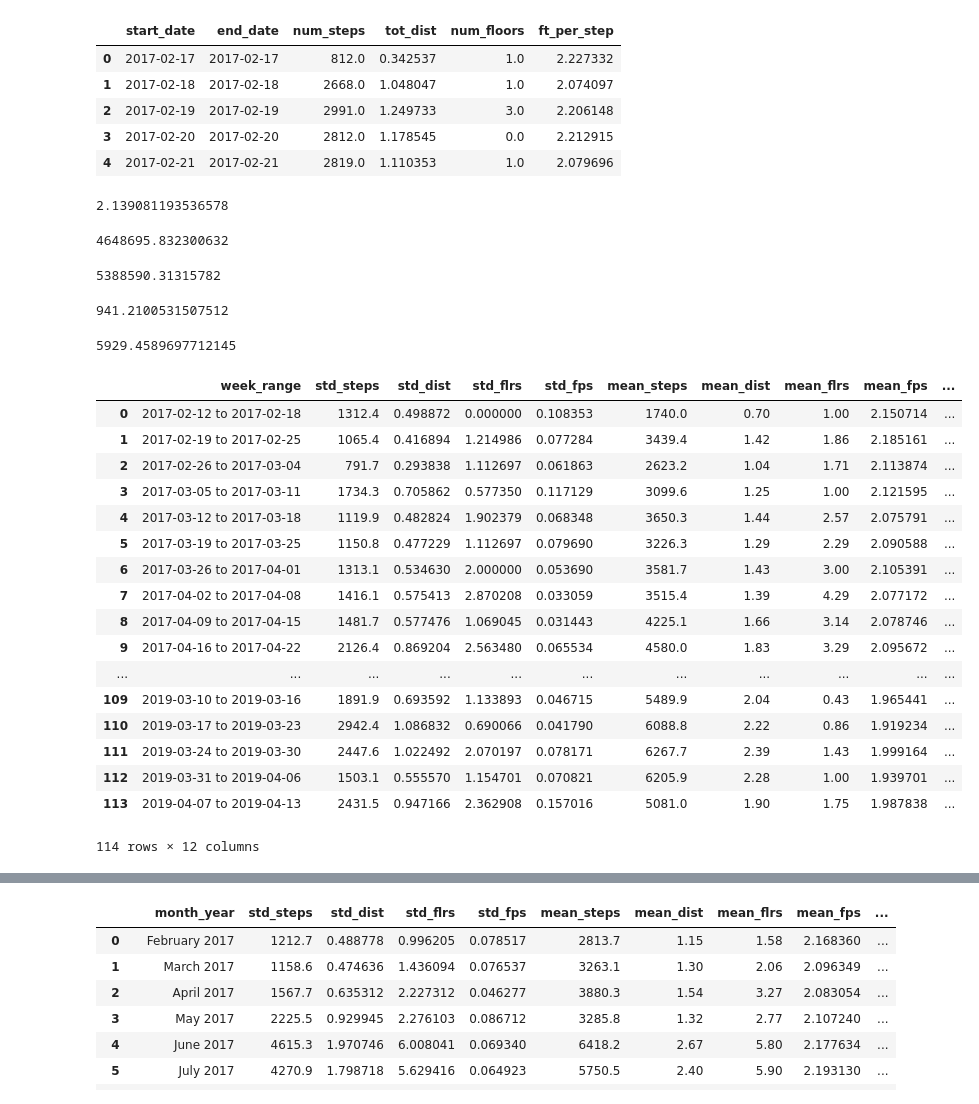
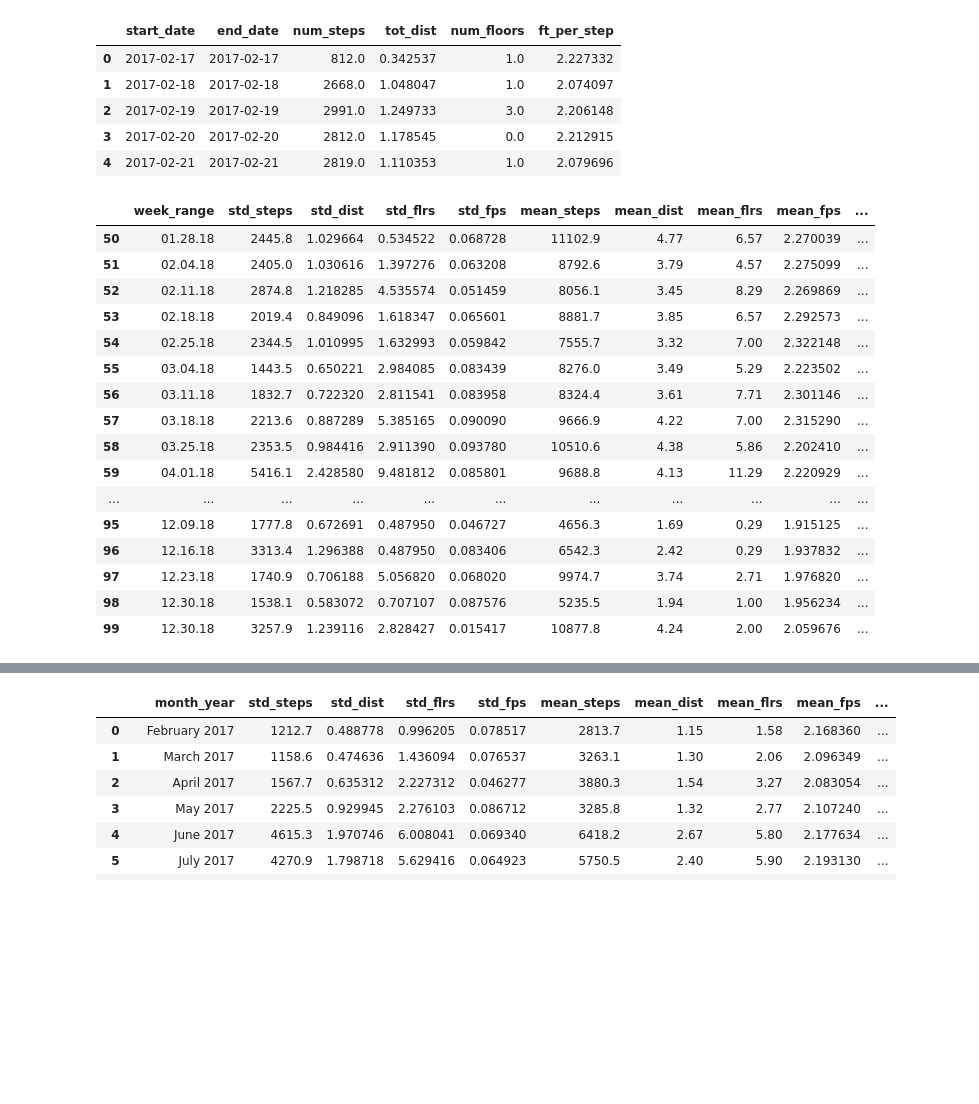
Before and after one commit to Data-is-life/Steps_Analysis, a Jupyter notebook: src/testing_dist_and_steps_funcs.ipynb, the cells around one changed output, grey strips where cells are left out. Drawn from its saved outputs; the diff is of its cells as text; code cells hidden in the pictures; blank space fills up the shorter version.

```diff
--- a/src/testing_dist_and_steps_funcs.ipynb
+++ b/src/testing_dist_and_steps_funcs.ipynb
@@ -35,60 +20,42 @@ combined_df.head()
 | 2 | 2017-02-19 | 2017-02-19 | 2991.0 | 1.249733 | 3.0 | 2.206148 |
 | 3 | 2017-02-20 | 2017-02-20 | 2812.0 | 1.178545 | 0.0 | 2.212915 |
 | 4 | 2017-02-21 | 2017-02-21 | 2819.0 | 1.110353 | 1.0 | 2.079696 |
-# %%
-combined_df.ft_per_step.mean()
-# %% [output]
-2.139081193536578
-# %%
-combined_df.tot_dist.sum() / 2.5 * 5280
-# %% [output]
-4648695.832300632
-# %%
-combined_df.num_steps.sum()
-# %% [output]
-5388590.31315782
-# %%
-737908.6816701889/ len(combined_df)
-# %% [output]
-941.2100531507512
-# %%
-combined_df.num_steps.mean() - ((combined_df.num_steps.sum() - (combined_df.tot_dist.sum() / 2.5 * 5280)) / len(combined_df))
-# %% [output]
-5929.4589697712145
 # %%
 week_df = get_stats_day_week_month(combined_df, 'week', 'steps')
 week_df.dropna(inplace=True)
 week_df.sort_values(by=['week_range'], inplace=True)
+week_df.loc[:, 'week_range'] = week_df['week_range'].str.replace('201', '1').str.replace(' to ', '-')
+week_df.loc[:, 'week_range'] = week_df['week_range'].str.split('-')
+week_df.loc[:, 'week_range'] = week_df['week_range'].apply(lambda x: f'{x[1]}.{x[2]}.{x[0]}')
 smx = week_df.steps_score.max()
 dmx = week_df.dist_score.max()
 fmx = week_df.floors_score.max()
 week_df.loc[:, 'steps_score'] = (week_df.steps_score / smx) * 100
 week_df.loc[:, 'dist_score'] = (week_df.dist_score / dmx) * 100
 week_df.loc[:, 'floors_score'] = (week_df.floors_score / fmx) * 100
 for col in week_df.columns:
     if 'step' in col or 'score' in col:
         week_df.loc[:, col] = round(week_df[col], 1)
 week_df.reset_index(inplace=True)
 week_df.drop(columns=['index'], inplace=True)
 week_df.loc[:, 'mean_dist'] = round(week_df['mean_dist'], 2)
 week_df.loc[:, 'mean_flrs'] = round(week_df['mean_flrs'], 2)
-week_df
+week_df[50:100]
 # %% [output]
 |  | week_range | std_steps | std_dist | std_flrs | std_fps | mean_steps | mean_dist | mean_flrs | mean_fps | ... |
-| 0 | 2017-02-12 to 2017-02-18 | 1312.4 | 0.498872 | 0.000000 | 0.108353 | 1740.0 | 0.70 | 1.00 | 2.150714 | ... |
-| 1 | 2017-02-19 to 2017-02-25 | 1065.4 | 0.416894 | 1.214986 | 0.077284 | 3439.4 | 1.42 | 1.86 | 2.185161 | ... |
-| 2 | 2017-02-26 to 2017-03-04 | 791.7 | 0.293838 | 1.112697 | 0.061863 | 2623.2 | 1.04 | 1.71 | 2.113874 | ... |
-| 3 | 2017-03-05 to 2017-03-11 | 1734.3 | 0.705862 | 0.577350 | 0.117129 | 3099.6 | 1.25 | 1.00 | 2.121595 | ... |
-| 4 | 2017-03-12 to 2017-03-18 | 1119.9 | 0.482824 | 1.902379 | 0.068348 | 3650.3 | 1.44 | 2.57 | 2.075791 | ... |
-| 5 | 2017-03-19 to 2017-03-25 | 1150.8 | 0.477229 | 1.112697 | 0.079690 | 3226.3 | 1.29 | 2.29 | 2.090588 | ... |
-| 6 | 2017-03-26 to 2017-04-01 | 1313.1 | 0.534630 | 2.000000 | 0.053690 | 3581.7 | 1.43 | 3.00 | 2.105391 | ... |
-| 7 | 2017-04-02 to 2017-04-08 | 1416.1 | 0.575413 | 2.870208 | 0.033059 | 3515.4 | 1.39 | 4.29 | 2.077172 | ... |
-| 8 | 2017-04-09 to 2017-04-15 | 1481.7 | 0.577476 | 1.069045 | 0.031443 | 4225.1 | 1.66 | 3.14 | 2.078746 | ... |
-| 9 | 2017-04-16 to 2017-04-22 | 2126.4 | 0.869204 | 2.563480 | 0.065534 | 4580.0 | 1.83 | 3.29 | 2.095672 | ... |
+| 50 | 01.28.18 | 2445.8 | 1.029664 | 0.534522 | 0.068728 | 11102.9 | 4.77 | 6.57 | 2.270039 | ... |
+| 51 | 02.04.18 | 2405.0 | 1.030616 | 1.397276 | 0.063208 | 8792.6 | 3.79 | 4.57 | 2.275099 | ... |
+| 52 | 02.11.18 | 2874.8 | 1.218285 | 4.535574 | 0.051459 | 8056.1 | 3.45 | 8.29 | 2.269869 | ... |
+| 53 | 02.18.18 | 2019.4 | 0.849096 | 1.618347 | 0.065601 | 8881.7 | 3.85 | 6.57 | 2.292573 | ... |
+| 54 | 02.25.18 | 2344.5 | 1.010995 | 1.632993 | 0.059842 | 7555.7 | 3.32 | 7.00 | 2.322148 | ... |
+| 55 | 03.04.18 | 1443.5 | 0.650221 | 2.984085 | 0.083439 | 8276.0 | 3.49 | 5.29 | 2.223502 | ... |
+| 56 | 03.11.18 | 1832.7 | 0.722320 | 2.811541 | 0.083958 | 8324.4 | 3.61 | 7.71 | 2.301146 | ... |
+| 57 | 03.18.18 | 2213.6 | 0.887289 | 5.385165 | 0.090090 | 9666.9 | 4.22 | 7.00 | 2.315290 | ... |
+| 58 | 03.25.18 | 2353.5 | 0.984416 | 2.911390 | 0.093780 | 10510.6 | 4.38 | 5.86 | 2.202410 | ... |
+| 59 | 04.01.18 | 5416.1 | 2.428580 | 9.481812 | 0.085801 | 9688.8 | 4.13 | 11.29 | 2.220929 | ... |
 | ... | ... | ... | ... | ... | ... | ... | ... | ... | ... | ... |
-| 109 | 2019-03-10 to 2019-03-16 | 1891.9 | 0.693592 | 1.133893 | 0.046715 | 5489.9 | 2.04 | 0.43 | 1.965441 | ... |
-| 110 | 2019-03-17 to 2019-03-23 | 2942.4 | 1.086832 | 0.690066 | 0.041790 | 6088.8 | 2.22 | 0.86 | 1.919234 | ... |
-| 111 | 2019-03-24 to 2019-03-30 | 2447.6 | 1.022492 | 2.070197 | 0.078171 | 6267.7 | 2.39 | 1.43 | 1.999164 | ... |
-| 112 | 2019-03-31 to 2019-04-06 | 1503.1 | 0.555570 | 1.154701 | 0.070821 | 6205.9 | 2.28 | 1.00 | 1.939701 | ... |
-| 113 | 2019-04-07 to 2019-04-13 | 2431.5 | 0.947166 | 2.362908 | 0.157016 | 5081.0 | 1.90 | 1.75 | 1.987838 | ... |
+| 95 | 12.09.18 | 1777.8 | 0.672691 | 0.487950 | 0.046727 | 4656.3 | 1.69 | 0.29 | 1.915125 | ... |
+| 96 | 12.16.18 | 3313.4 | 1.296388 | 0.487950 | 0.083406 | 6542.3 | 2.42 | 0.29 | 1.937832 | ... |
+| 97 | 12.23.18 | 1740.9 | 0.706188 | 5.056820 | 0.068020 | 9974.7 | 3.74 | 2.71 | 1.976820 | ... |
+| 98 | 12.30.18 | 1538.1 | 0.583072 | 0.707107 | 0.087576 | 5235.5 | 1.94 | 1.00 | 1.956234 | ... |
+| 99 | 12.30.18 | 3257.9 | 1.239116 | 2.828427 | 0.015417 | 10877.8 | 4.24 | 2.00 | 2.059676 | ... |
-114 rows × 12 columns
```
Also changed, not shown: parts of 19 cells of this notebook.
